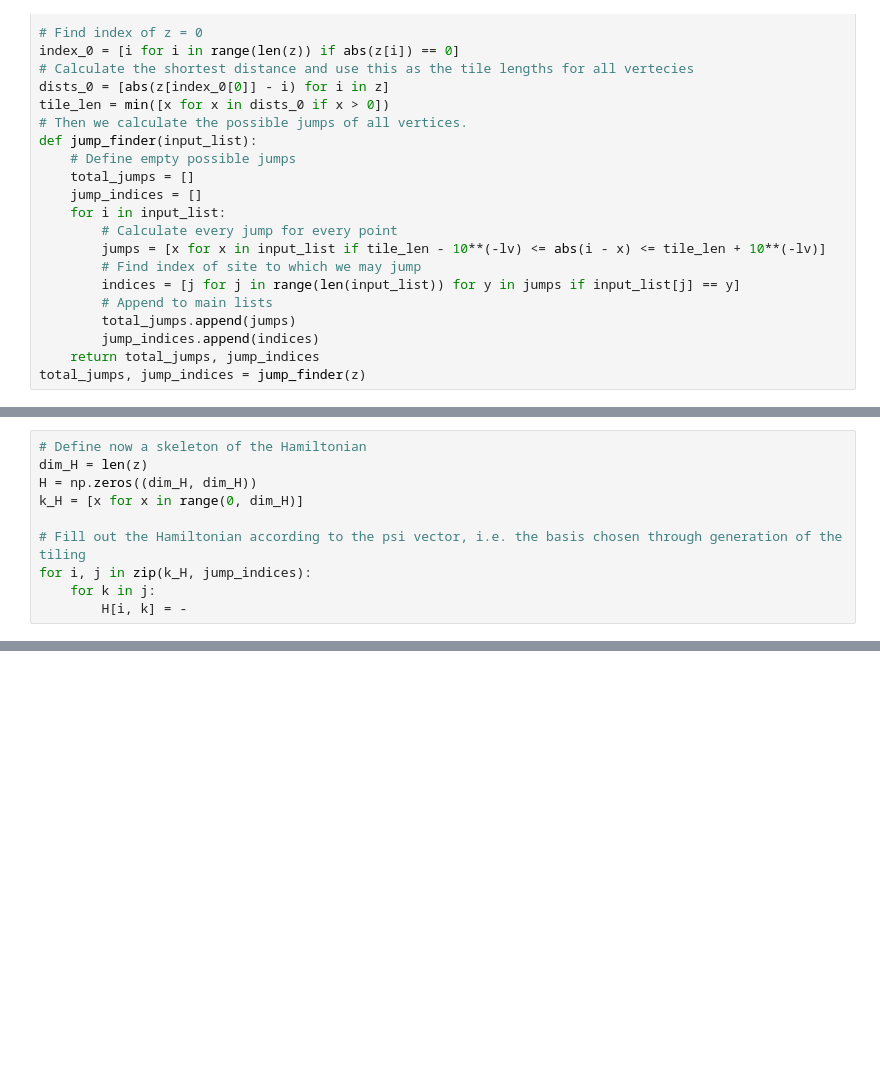
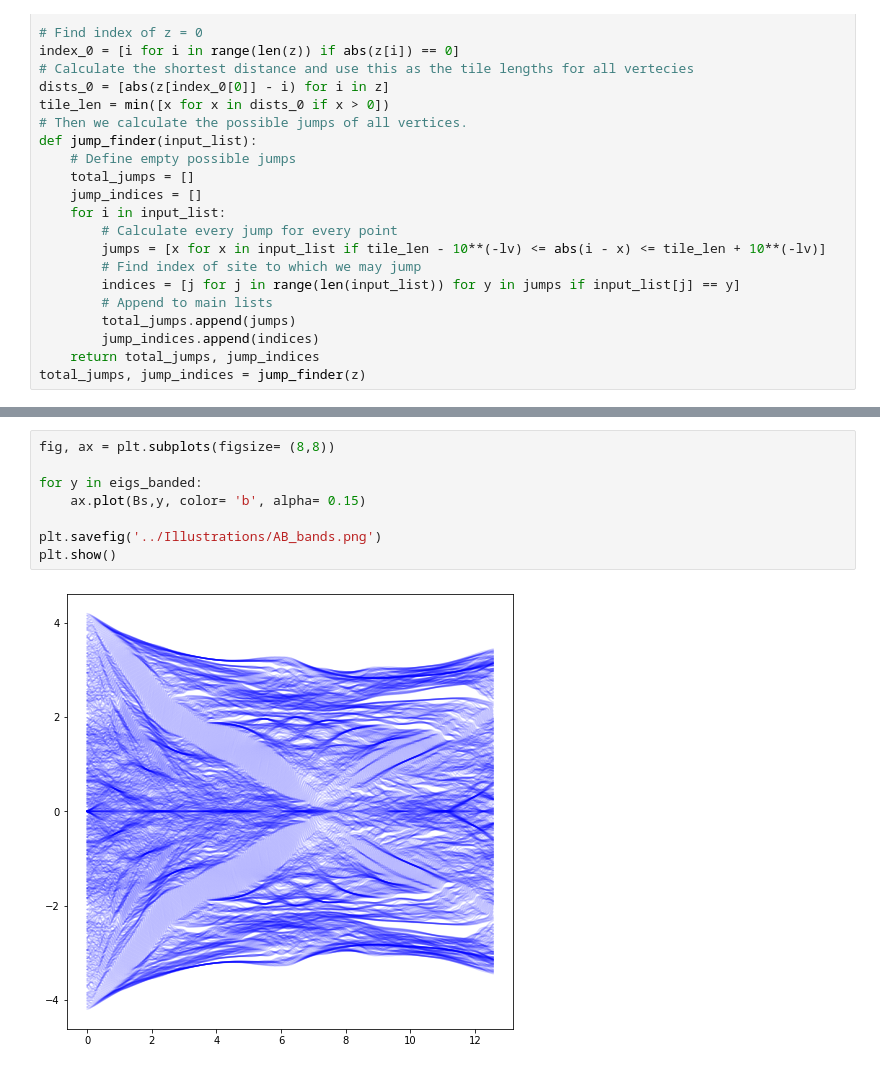
Before and after one commit to Kroghski/Bachelor, a Jupyter notebook: Bachelor_code/Ammann-Beenker_tiling.ipynb, the cells around one changed output, grey strips where cells are left out. Drawn from its saved outputs; the diff is of its cells as text; blank space fills up the shorter version.

```diff
--- a/Bachelor_code/Ammann-Beenker_tiling.ipynb
+++ b/Bachelor_code/Ammann-Beenker_tiling.ipynb
@@ -106,10 +105,0 @@ plt.show()
-# %%
-# Define now a skeleton of the Hamiltonian
-dim_H = len(z)
-H = np.zeros((dim_H, dim_H))
-k_H = [x for x in range(0, dim_H)]
-
-# Fill out the Hamiltonian according to the psi vector, i.e. the basis chosen through generation of the tiling
-for i, j in zip(k_H, jump_indices):
-    for k in j:
-        H[i, k] = -
@@ -117,0 +147,10 @@ SyntaxError: invalid syntax (1827829136.py, line 9)
+# %%
+fig, ax = plt.subplots(figsize= (8,8))
+
+for y in eigs_banded:
+    ax.plot(Bs,y, color= 'b', alpha= 0.15)
+
+plt.savefig('../Illustrations/AB_bands.png')
+plt.show()
+# %% [output]
+[figure, added]
```
Also changed, not shown: parts of 4 cells of this notebook, 5 other files.
